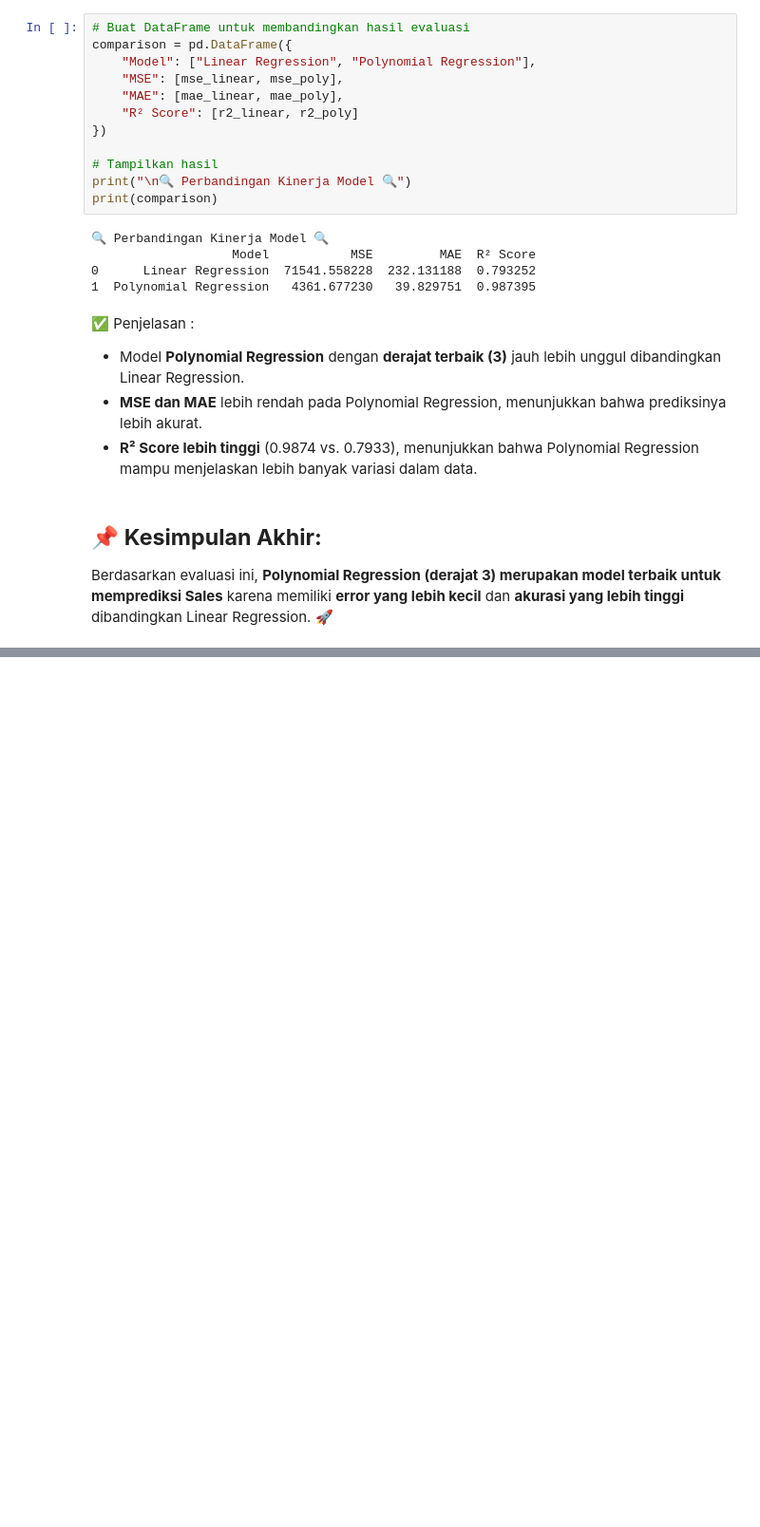
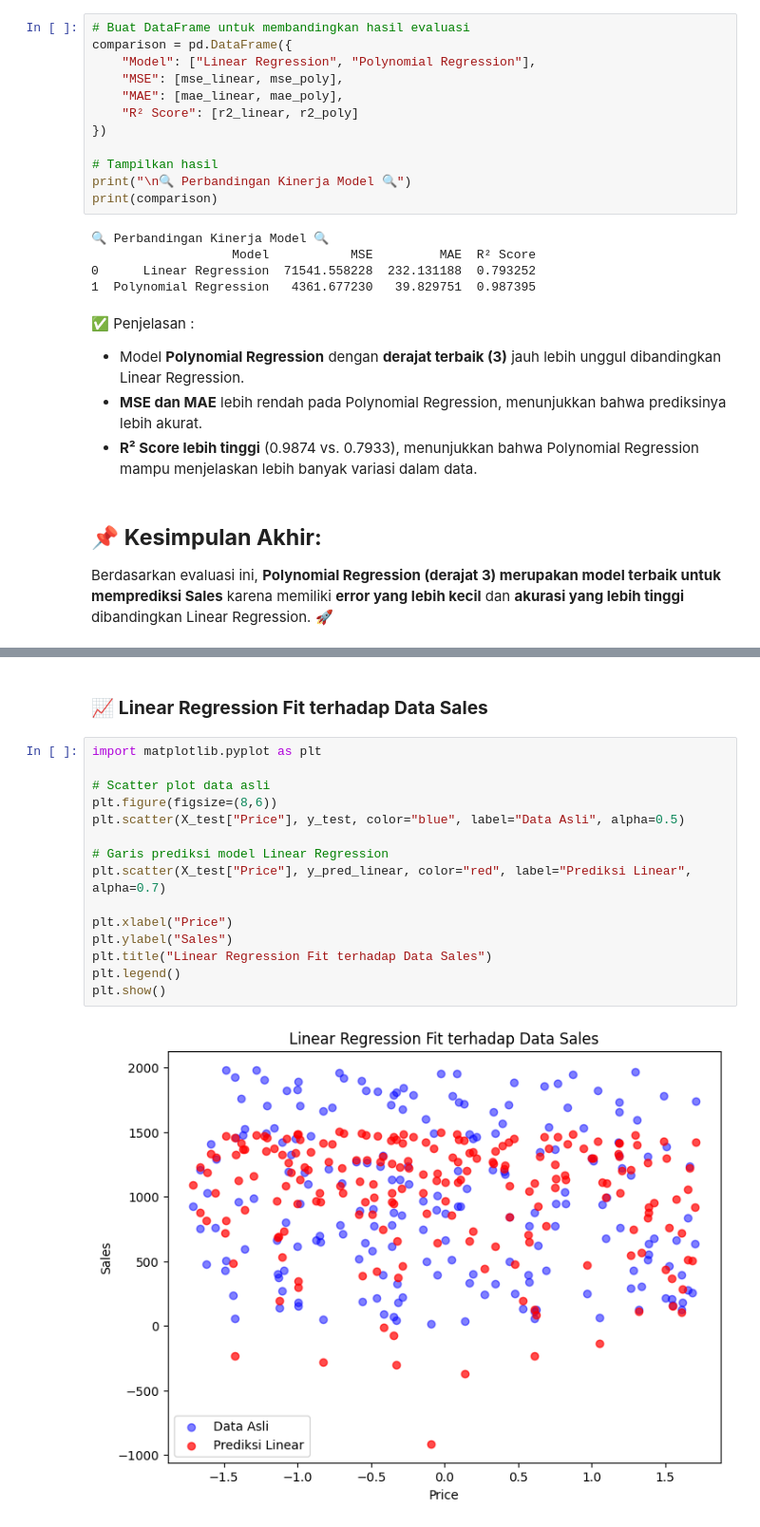
Before and after one commit to Hidayattt24/Kelompok_09_Tugas02_Linear_Regression, a Jupyter notebook: main.ipynb, the cells around one changed output, grey strips where cells are left out. Shown at 95% size. Drawn from its saved outputs; the diff is of its cells as text; blank space fills up the shorter version.

```diff
--- a/main.ipynb
+++ b/main.ipynb
@@ -838,0 +883,19 @@ Berdasarkan evaluasi ini, **Polynomial Regression (derajat 3) merupakan model te
+# %% [markdown]
+### 📈 **Linear Regression Fit terhadap Data Sales**
+# %%
+import matplotlib.pyplot as plt
+
+# Scatter plot data asli
+plt.figure(figsize=(8,6))
+plt.scatter(X_test["Price"], y_test, color="blue", label="Data Asli", alpha=0.5)
+
+# Garis prediksi model Linear Regression
+plt.scatter(X_test["Price"], y_pred_linear, color="red", label="Prediksi Linear", alpha=0.7)
+
+plt.xlabel("Price")
+plt.ylabel("Sales")
+plt.title("Linear Regression Fit terhadap Data Sales")
+plt.legend()
+plt.show()
+# %% [output]
+[figure, added]
```
Also changed, not shown: parts of 14 cells of this notebook.
